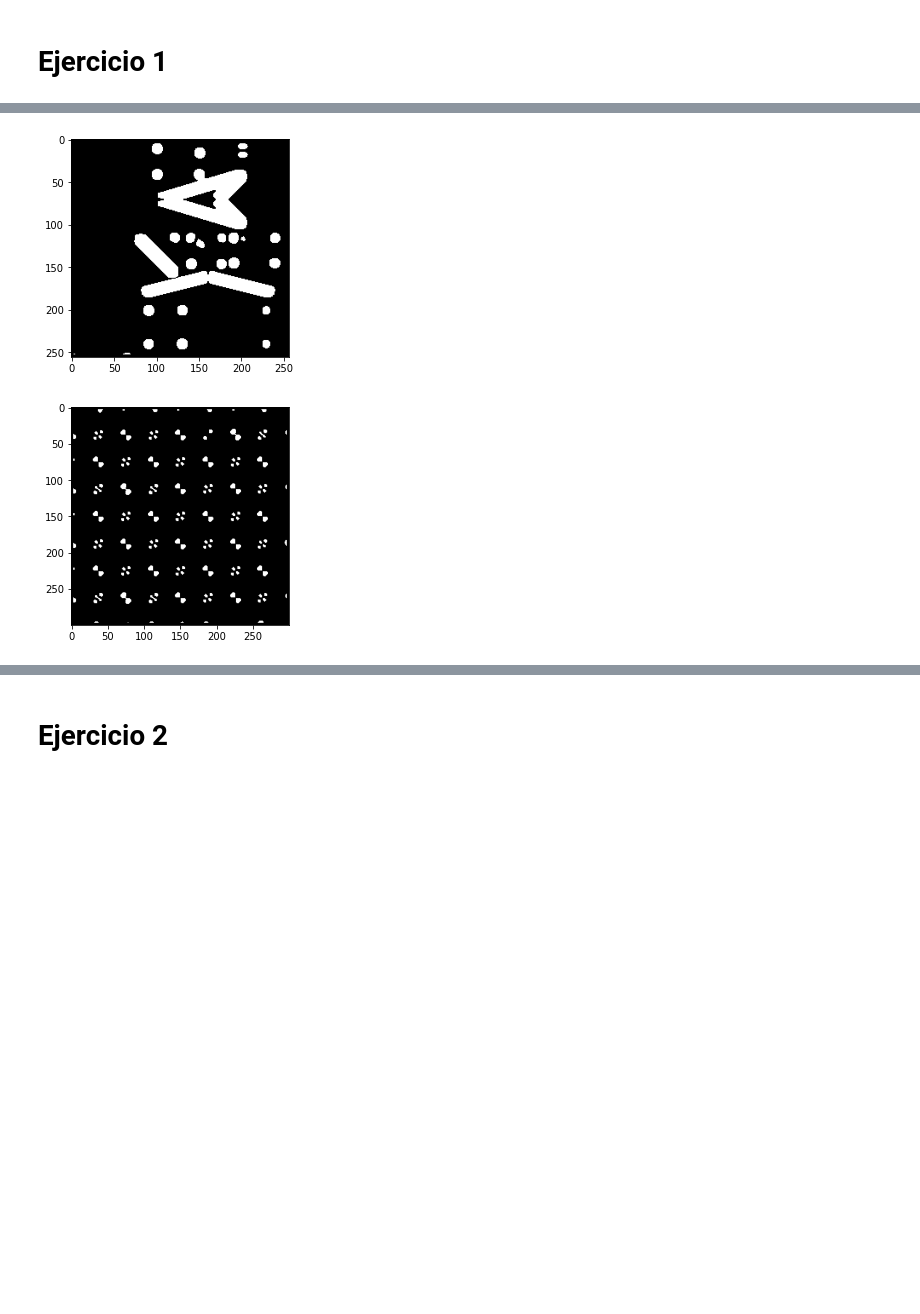
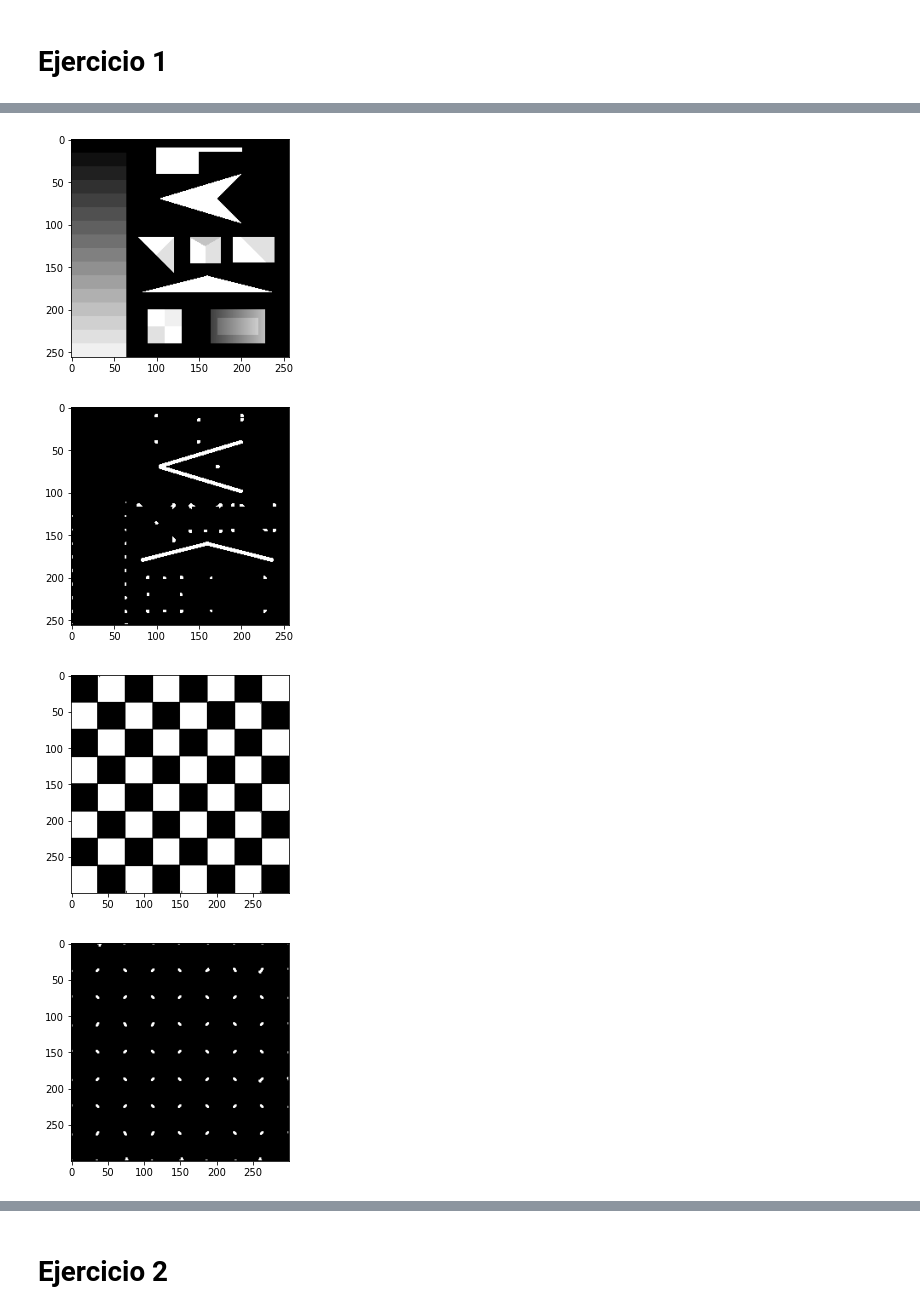
Before and after one commit to maurosch/Procesamiento-Digital-de-Imagenes, a Jupyter notebook: Guias/5 - Detección lineas y esquinas.ipynb, the cells around one changed output, grey strips where cells are left out. Cells and saved outputs as stored; diff of their text form; code cells hidden in the pictures; blank space fills up the shorter version.

```diff
--- a/Guias/5 - Detección lineas y esquinas.ipynb
+++ b/Guias/5 - Detección lineas y esquinas.ipynb
@@ -28,6 +28,7 @@ imgSeptagon = imageio.imread('img/imagenesHough/septagon.png')
 imgTest = imageio.imread('img/imagenesHough/test.png')
 imgChess = color.rgb2gray(color.rgba2rgb(imageio.imread('img/imagenesHough/chess.png'))).astype('uint8')
 imgIris = imageio.imread('img/iris/0006-R-0014.j2c.pgm.jpg')
+imgBuilding = imageio.imread('img/imagenesHough/building.png')
 def mostrarImagen(img, cmap=None, norm=False):
     plt.imshow(img, cmap=cmap)
     plt.show()
@@ -79,7 +89,7 @@ def nonMaxSupression(img, n=5, num_peaks=5):
     return imgCopy
 
 
-def detectCorners(img, n=6, threshold=0.5):
+def detectCorners(img, n=3, threshold=0.5):
     sobelX = np.array([[-1, 0, 1],
                 [-2, 0, 2],
                 [-1, 0, 1]])
@@ -91,22 +101,21 @@ def detectCorners(img, n=6, threshold=0.5):
     dy = convolve2d(img, sobelY, mode='same')
     dxy = dx * dy
 
-    Sx = aplicarFiltroGaussiano(dx,10,100)
-    Sy = aplicarFiltroGaussiano(dy,10,100)
-    Sxy = aplicarFiltroGaussiano(dxy,10,100)
+    Sx = dx**2
+    Sy = dy**2 #aplicarFiltroGaussiano(dy,10,100)
+    Sxy = dxy #aplicarFiltroGaussiano(dxy,10,100)
 
     imgCopy = np.zeros((len(img),len(img[0])))
     for i in range(n//2,len(img)-n//2):
         for j in range(n//2,len(img[0])-n//2):
-            sH, sW, eH, eW = i-n//2, j-n//2, i+n//2, j+n//2
+            sH, sW = i-n//2, j-n//2
             _Sx = Sx[sH:sH+n,sW:sW+n].sum()
-            _Sxy = Sxy[sH:sH+n,sW:sW+n].sum()
             _Sxy = Sxy[sH:sH+n,sW:sW+n].sum()
             _Sy = Sy[sH:sH+n,sW:sW+n].sum()
 
             M = np.array([[_Sx,_Sxy],[_Sxy,_Sy]])
             values, vectors = linalg.eig(M)
-            imgCopy[i][j] = abs(linalg.det(M) - 0.04*(np.trace(M)**2))
+            imgCopy[i][j] = linalg.det(M) - 0.04*(np.trace(M)**2)
 
     #for i in range(len(img)):
     #   for j in range(len(img[0])):
@@ -127,6 +140,14 @@ mostrarImagen(cv.cornerHarris(imgChess,2,3,0.04) > 1e-20,cmap='gray')
-# %%
-mostrarImagen(detectCorners(imgTest) > 1e10,cmap='gray')
-mostrarImagen(detectCorners(imgChess) > 130,cmap='gray')
-# %% [output]
-[figure, removed]
-[figure, removed]
+# %%
+mostrarImagen(imgTest,cmap='gray')
+mostrarImagen(detectCorners(imgTest) > 1e10,cmap='gray')
+mostrarImagen(imgChess,cmap='gray')
+mostrarImagen(detectCorners(imgChess) > 0,cmap='gray')
+mostrarImagen(imgSeptagon,cmap='gray')
+mostrarImagen(detectCorners(imgSeptagon) > 0.48e11,cmap='gray')
+mostrarImagen(imgBuilding,cmap='gray')
+mostrarImagen(detectCorners(imgBuilding) > 1e11,cmap='gray')
+# %% [output]
+[figure, added]
+[figure, added]
+[figure, added]
+[figure, added]
```
Also changed, not shown: parts of 3 cells of this notebook, 2 other files.
